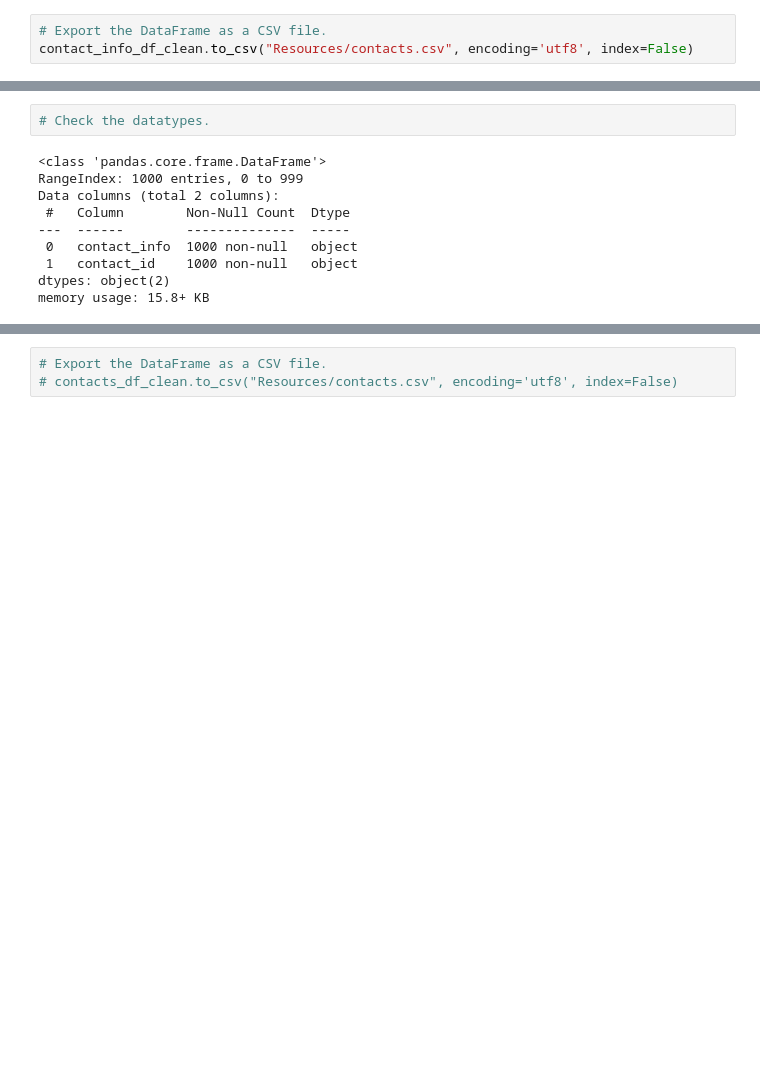
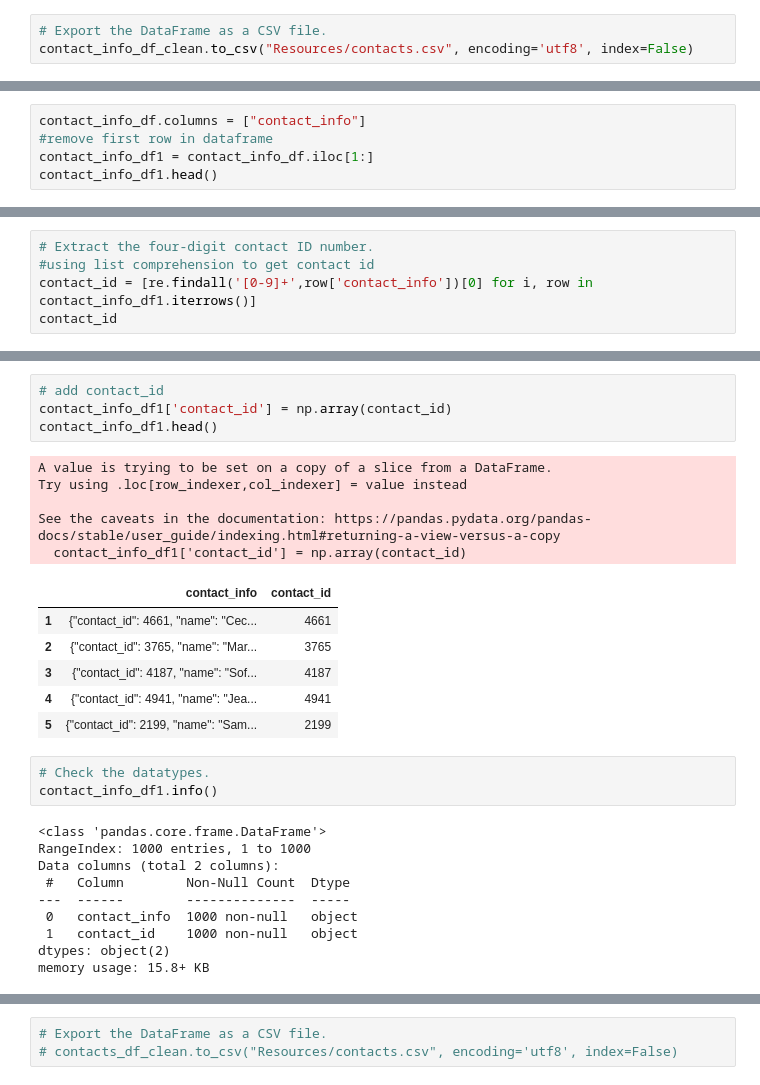
Before and after one commit to AbisolaOlakanmi/Crowdfunding_ETL, a Jupyter notebook: Starter_Files/Starter_Files/ETL_Mini_Project_KMJames_AbisolaO_Code.ipynb, the cells around one changed output, grey strips where cells are left out. Cells and saved outputs as stored; diff of their text form; blank space fills up the shorter version.

```diff
--- a/Starter_Files/Starter_Files/ETL_Mini_Project_KMJames_AbisolaO_Code.ipynb
+++ b/Starter_Files/Starter_Files/ETL_Mini_Project_KMJames_AbisolaO_Code.ipynb
@@ -458,0 +245,5 @@ contact_info_df.head()
+# %%
+contact_info_df.columns = ["contact_info"]
+#remove first row in dataframe
+contact_info_df1 = contact_info_df.iloc[1:]
+contact_info_df1.head()
@@ -458,0 +257,5 @@ contact_info_df.head()
+# %%
+# Extract the four-digit contact ID number.
+#using list comprehension to get contact id
+contact_id = [re.findall('[0-9]+',row['contact_info'])[0] for i, row in contact_info_df1.iterrows()]
+contact_id
@@ -459,8 +280,25 @@ contact_info_df.head()
+# %%
+# add contact_id
+contact_info_df1['contact_id'] = np.array(contact_id)
+contact_info_df1.head()
+# %% [output]
+A value is trying to be set on a copy of a slice from a DataFrame.
+Try using .loc[row_indexer,col_indexer] = value instead
+
+See the caveats in the documentation: https://pandas.pydata.org/pandas-docs/stable/user_guide/indexing.html#returning-a-view-versus-a-copy
+  contact_info_df1['contact_id'] = np.array(contact_id)
+|  | contact_info | contact_id |
+| 1 | {"contact_id": 4661, "name": "Cec... | 4661 |
+| 2 | {"contact_id": 3765, "name": "Mar... | 3765 |
+| 3 | {"contact_id": 4187, "name": "Sof... | 4187 |
+| 4 | {"contact_id": 4941, "name": "Jea... | 4941 |
+| 5 | {"contact_id": 2199, "name": "Sam... | 2199 |
 # %%
 # Check the datatypes.
+contact_info_df1.info()
 # %% [output]
 <class 'pandas.core.frame.DataFrame'>
-RangeIndex: 1000 entries, 0 to 999
+RangeIndex: 1000 entries, 1 to 1000
 Data columns (total 2 columns):
  #   Column        Non-Null Count  Dtype
 ---  ------        --------------  -----
```
Also changed, not shown: parts of 36 cells of this notebook.
